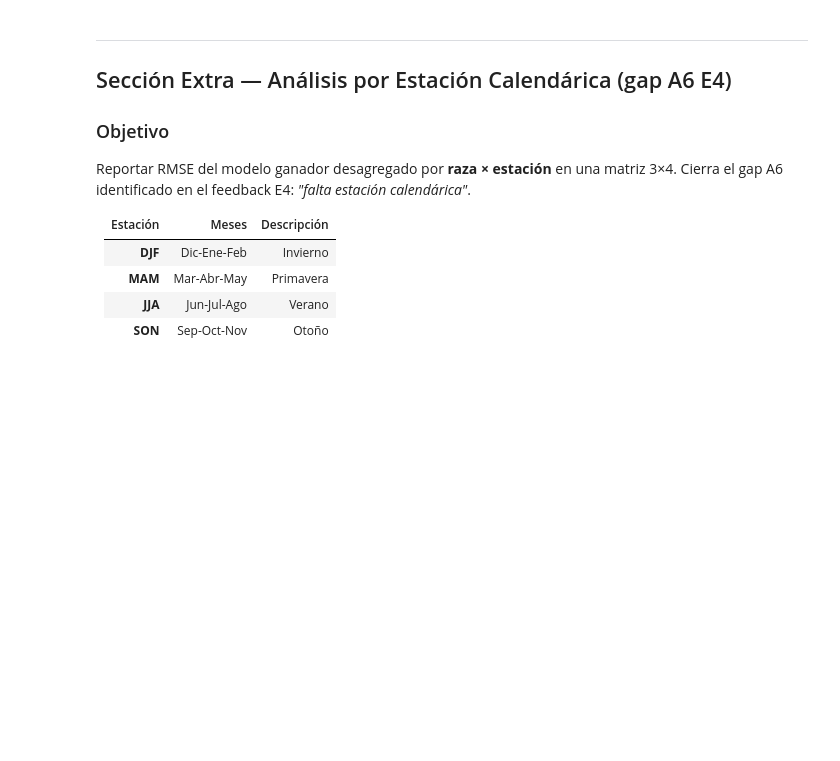
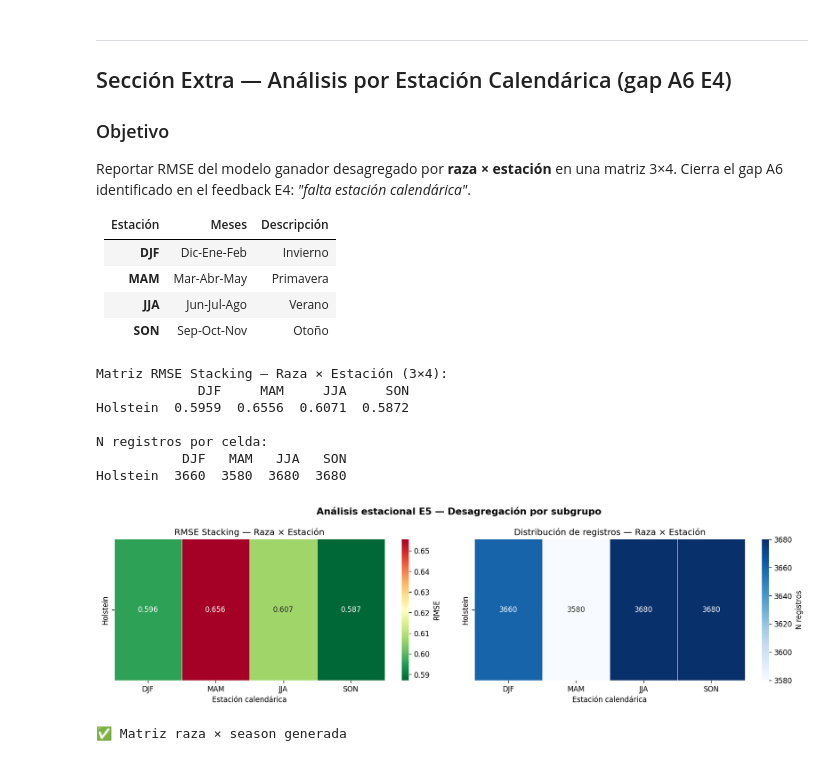
Before and after one commit to jperezg86/ml-nutraceuticos-ganado-lechero, a Jupyter notebook: notebooks/Ensambles_E5.ipynb, the cells around one changed output. Saved outputs shown, nothing was run; the diff lists cells and outputs as text; code cells hidden in the pictures; blank space fills up the shorter version.

```diff
--- a/notebooks/Ensambles_E5.ipynb
+++ b/notebooks/Ensambles_E5.ipynb
@@ -99,6 +110,9 @@ if 'id_vaca' not in df_enc.columns:
 
 train_idx = np.load(ARTIFACTS_E3 / 'train_idx_e3.npy')
 test_idx  = np.load(ARTIFACTS_E3 / 'test_idx_e3.npy')
+
+df_tr = df_enc.iloc[train_idx].copy()
+df_te = df_enc.iloc[test_idx].copy()
 pipe_e3   = joblib.load(ARTIFACTS_E3 / 'pipeline_ridge_e3.pkl')
 
 X_tr_raw = df_enc.iloc[train_idx][FEAT_REG].values
@@ -736,7 +864,7 @@ def mes_to_season(mes):
 # Reconstruir columna mes a partir de mes_sin/mes_cos
 df_te_ext = df_te.copy()
 df_te_ext['mes_num'] = df_te_ext.apply(
-    lambda r: int(round(np.degrees(np.arctan2(r['mes_sin'], r['mes_cos'])) * 6 / 180) % 12) + 1
+    lambda r: (int(round(np.degrees(np.arctan2(r['mes_sin'], r['mes_cos'])) / 30)) % 12) or 12
     if 'mes_sin' in df_te_ext.columns else 6, axis=1
 )
 df_te_ext['season'] = df_te_ext['mes_num'].apply(mes_to_season)
@@ -749,8 +877,8 @@ elif 'raza' not in df_te_ext.columns:
     df_te_ext['raza'] = 'Holstein'  # fallback
 
 # Predicciones del modelo ganador (stacking o MLP)
-if 'y_pred_stacking' in dir():
-    y_pred_final = y_pred_stacking
+if 'y_pred_stk' in dir():
+    y_pred_final = y_pred_stk
     nombre_final = 'Stacking'
 else:
     import joblib
@@ -778,34 +906,44 @@ df_matrix = pd.DataFrame(
     [[matrix.get((r, s), np.nan) for s in seasons_list] for r in razas_list],
     index=razas_list, columns=seasons_list
 )
 df_counts = pd.DataFrame(
     [[counts.get((r, s), 0) for s in seasons_list] for r in razas_list],
     index=razas_list, columns=seasons_list
 )
 
 print(f'Matriz RMSE {nombre_final} — Raza × Estación (3×4):')
 print(df_matrix.to_string())
 print()
 print('N registros por celda:')
 print(df_counts.to_string())
 
 # Heatmap
 fig, axes = plt.subplots(1, 2, figsize=(14, 4))
 sns.heatmap(df_matrix.astype(float), annot=True, fmt='.3f', cmap='RdYlGn_r',
             ax=axes[0], linewidths=0.5, cbar_kws={'label': 'RMSE'})
 axes[0].set_title(f'RMSE {nombre_final} — Raza × Estación')
 axes[0].set_xlabel('Estación calendárica')
 
 sns.heatmap(df_counts.astype(float), annot=True, fmt='.0f', cmap='Blues',
             ax=axes[1], linewidths=0.5, cbar_kws={'label': 'N registros'})
 axes[1].set_title('Distribución de registros — Raza × Estación')
 axes[1].set_xlabel('Estación calendárica')
 
 plt.suptitle('Análisis estacional E5 — Desagregación por subgrupo', fontsize=13, fontweight='bold')
 plt.tight_layout()
-plt.savefig('rmse_raza_season_e5.png', dpi=150, bbox_inches='tight')
+plt.savefig(ARTIFACTS_E5 / 'rmse_raza_season_e5.png', dpi=150, bbox_inches='tight')
 plt.show()
 print('✅ Matriz raza × season generada')
+# %% [output]
+Matriz RMSE Stacking — Raza × Estación (3×4):
+             DJF     MAM     JJA     SON
+Holstein  0.5959  0.6556  0.6071  0.5872
+
+N registros por celda:
+           DJF   MAM   JJA   SON
+Holstein  3660  3580  3680  3680
+[figure, added]
+✅ Matriz raza × season generada
 # %%
 # ── Exportar artefactos ──────────────────────────────────────────────────────
 import sklearn
```
Also changed, not shown: parts of 22 cells of this notebook.
